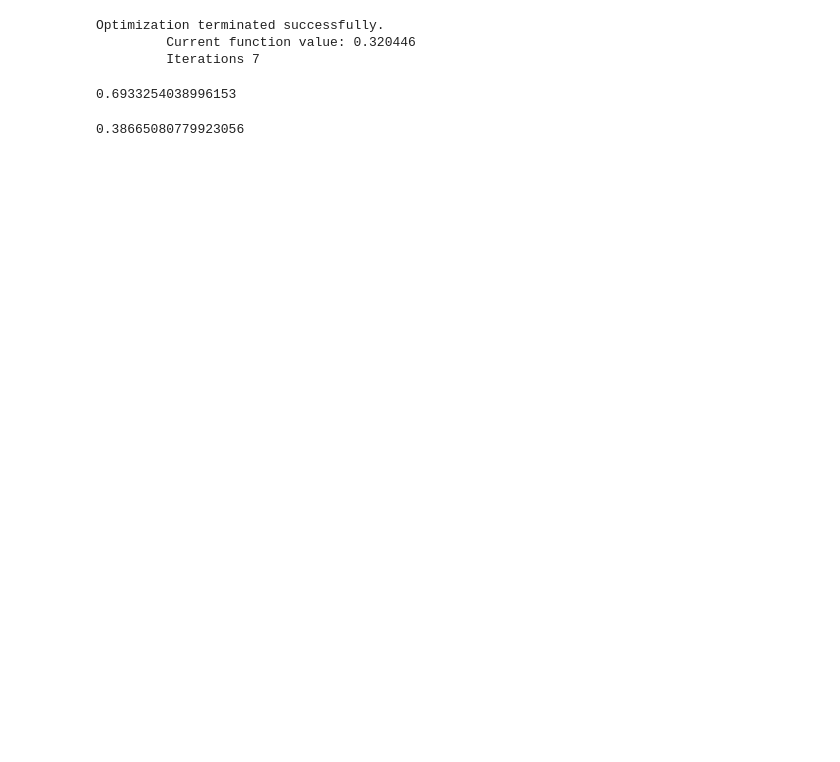
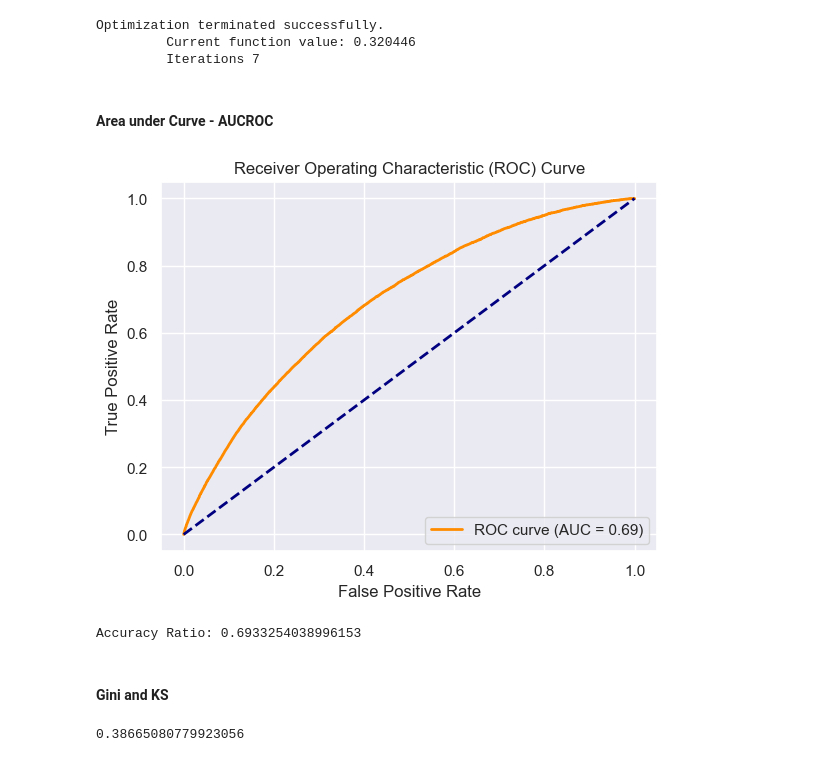
Before and after one commit to chingjie98/Retail-A-Score-credit-risk-model, a Jupyter notebook: Credit Risk Model.ipynb, the cells around one changed output. Saved outputs shown, nothing was run; the diff lists cells and outputs as text; code cells hidden in the pictures; blank space fills up the shorter version.

Commit message:
Added in Gini and KS model testing methods

```diff
--- a/Credit Risk Model.ipynb
+++ b/Credit Risk Model.ipynb
@@ -966,11 +968,32 @@ Optimization terminated successfully.
 results = pd.DataFrame()
 results['predicted probabilities'] = y_pred
 results['actual outcome'] = y_test
+# %% [markdown]
+<h4> Area under Curve - AUCROC </h4>
 # %%
-from sklearn.metrics import roc_auc_score
-
-AR = roc_auc_score(results['actual outcome'], results['predicted probabilities'])
-print(AR)
+from sklearn.metrics import roc_auc_score, roc_curve, auc
+import matplotlib.pyplot as plt
+import seaborn as sns
+sns.set()
-# %% [output]
-0.6933254038996153
+# %%
+fpr, tpr, thresholds = roc_curve(results['actual outcome'], results['predicted probabilities'])
+roc_auc = auc(fpr, tpr)
+# %%
+plt.figure()
+plt.plot(fpr, tpr, color='darkorange', lw=2, label='ROC curve (AUC = %0.2f)' % roc_auc)
+plt.plot([0, 1], [0, 1], color='navy', lw=2, linestyle='--')
+plt.xlabel('False Positive Rate')
+plt.ylabel('True Positive Rate')
+plt.title('Receiver Operating Characteristic (ROC) Curve')
+plt.legend(loc='lower right')
+plt.show()
+# %% [output]
+[figure, added]
+# %%
+AR = roc_auc_score(results['actual outcome'], results['predicted probabilities'])
+print('Accuracy Ratio: ' + str(AR))
+# %% [output]
+Accuracy Ratio: 0.6933254038996153
+# %% [markdown]
+<h4> Gini and KS </h4>
 # %%
```
Also changed, not shown: parts of 16 cells of this notebook.
